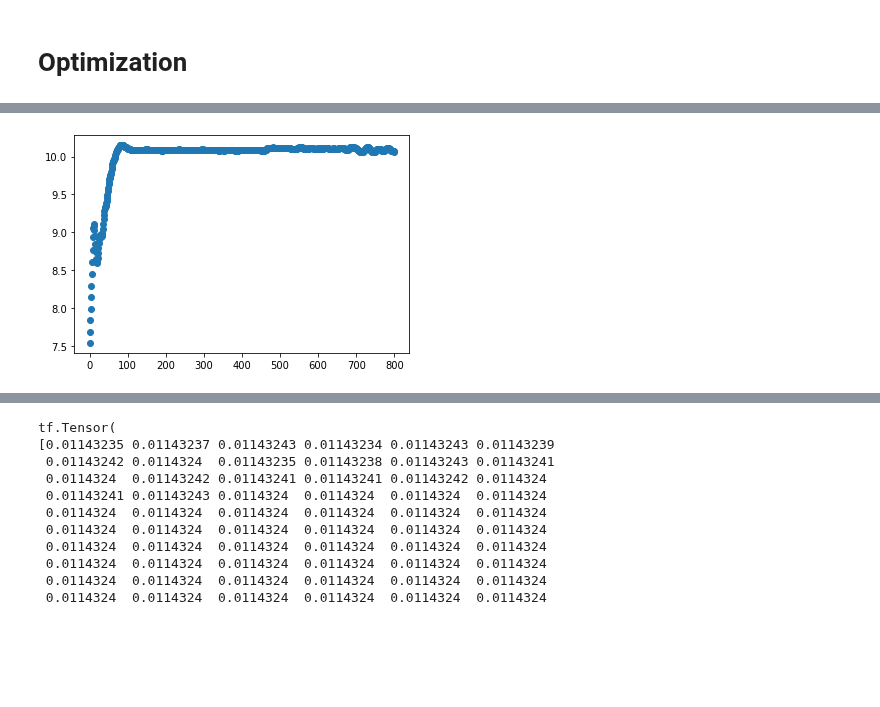
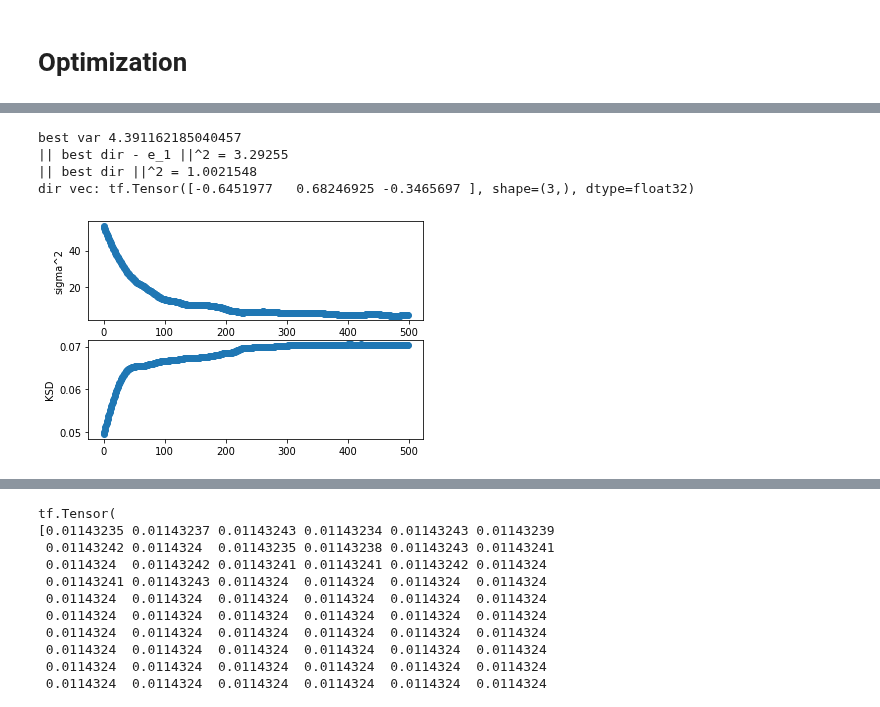
Before and after one commit to XingLLiu/u-stat-high-dim, a Jupyter notebook: find_noise.ipynb, the cells around one changed output, grey strips where cells are left out. Cells and saved outputs as stored; diff of their text form; code cells hidden in the pictures; blank space fills up the shorter version.

```diff
--- a/find_noise.ipynb
+++ b/find_noise.ipynb
@@ -178,6 +178,7 @@ from src.ksd.ksd import ConvolvedKSD
 # %%
 tf.random.set_seed(0)
 # %%
+dim = 3
 delta = 4.
 target = create_mixture_gaussian(dim=dim, delta=delta)
 one_component_mean = - delta * tf.eye(dim)[:, 0]
@@ -242,6 +250,29 @@ best var 10.06684330948707
+# %%
+num_steps = 500
+optimizer = tf.optimizers.Adam(learning_rate=1e-2)
+# optimizer = tf.keras.optimizers.RMSprop(learning_rate=1e-2)
+
+losses = tfp.math.minimize(loss_fn,
+                           num_steps=num_steps,
+                           optimizer=optimizer,
+                           trace_fn=lambda x: x)
+
+print("best var", tf.exp(param[0]).numpy()**2)
+print("|| best dir - e_1 ||^2 =", tf.reduce_sum((param[1:] - tf.eye(dim)[:, 0])**2).numpy())
+print("|| best dir ||^2 =", tf.reduce_sum(param[1:]**2).numpy())
+print("dir vec:", param[1:])
+# %% [output]
+best var 4.391162185040457
+|| best dir - e_1 ||^2 = 3.29255
+|| best dir ||^2 = 1.0021548
+dir vec: tf.Tensor([-0.6451977   0.68246925 -0.3465697 ], shape=(3,), dtype=float32)
 # %%
+plt.subplot(2, 1, 1)
 plt.scatter(range(num_steps), tf.math.exp(losses.parameters[0].numpy()[:, 0])**2)
-# plt.scatter(range(num_steps), losses.loss.numpy())
+plt.ylabel("sigma^2")
+plt.subplot(2, 1, 2)
+plt.scatter(range(num_steps), -losses.loss.numpy())
+plt.ylabel("KSD")
 plt.show()
 # %% [output]
-[figure, old version]
+[figure, new version]
```
Also changed, not shown: parts of 13 cells of this notebook, 1 other file.
